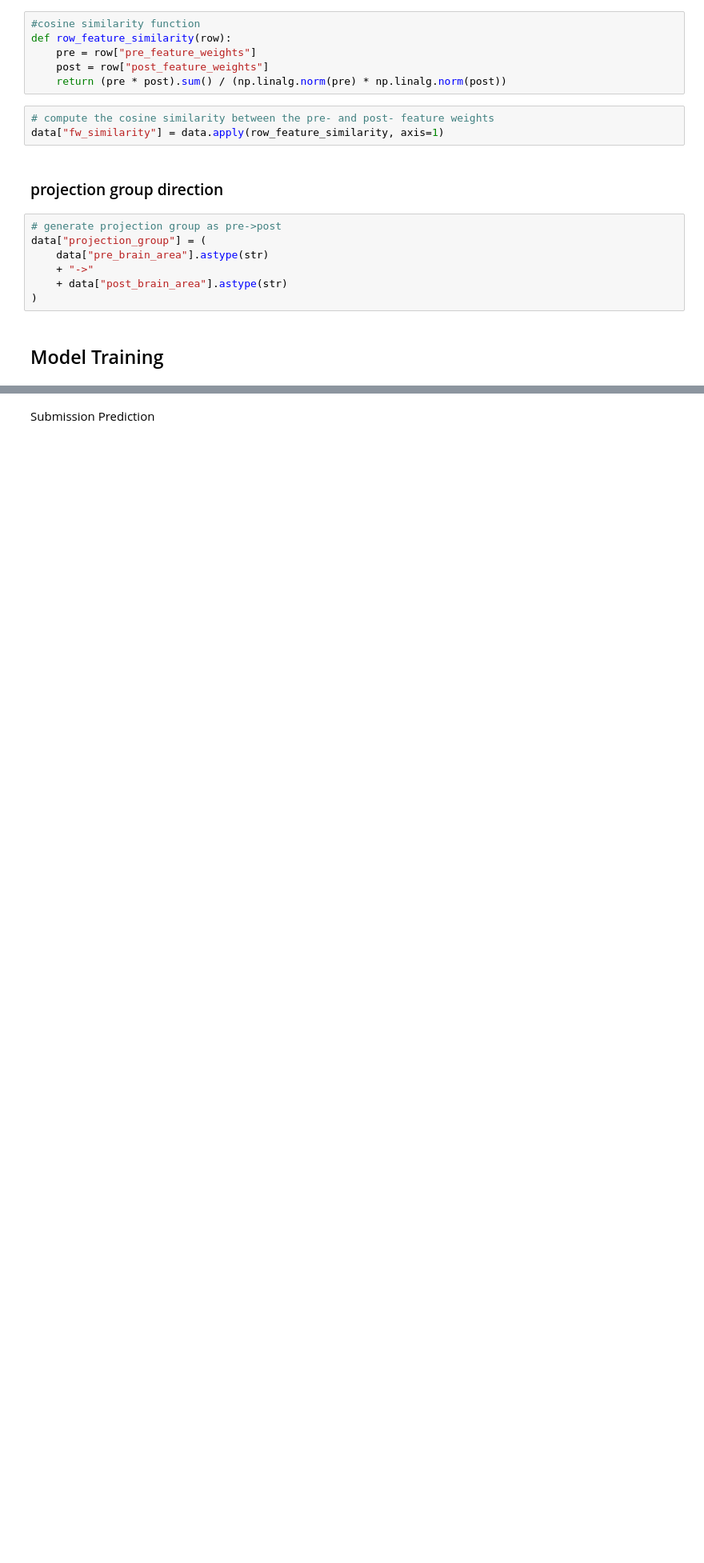
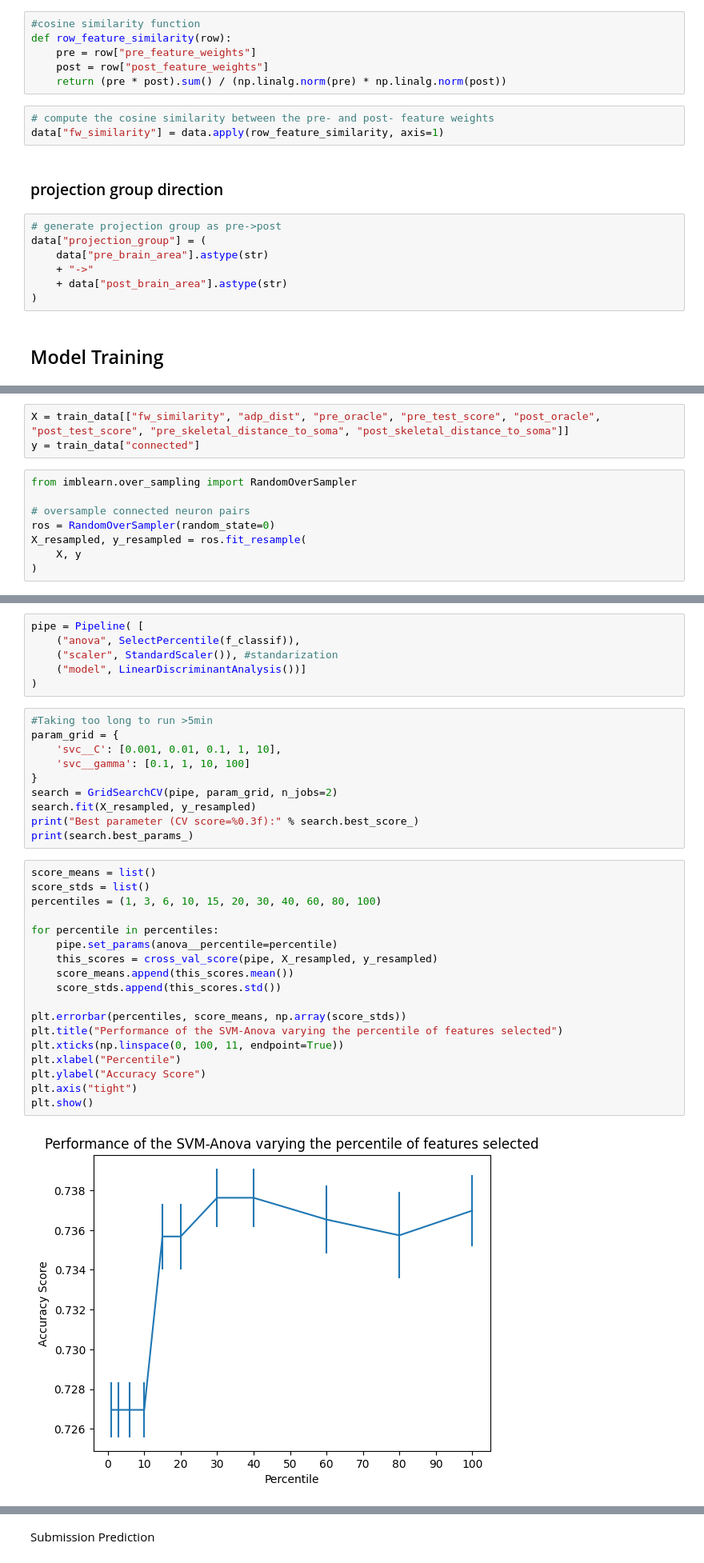
Before and after one commit to gwang034/elecfinal, a Jupyter notebook: Didi/Submission.ipynb, the cells around one changed output, grey strips where cells are left out. Shown: that part at 80% size. Saved outputs shown, nothing was run; the diff lists cells and outputs as text; blank space fills up the shorter version.

Commit message:
Updating Submission Pipeline

```diff
--- a/Didi/Submission.ipynb
+++ b/Didi/Submission.ipynb
@@ -118,0 +117,11 @@ print(
+# %%
+X = train_data[["fw_similarity", "adp_dist", "pre_oracle", "pre_test_score", "post_oracle", "post_test_score", "pre_skeletal_distance_to_soma", "post_skeletal_distance_to_soma"]]
+y = train_data["connected"]
+# %%
+from imblearn.over_sampling import RandomOverSampler
+
+# oversample connected neuron pairs
+ros = RandomOverSampler(random_state=0)
+X_resampled, y_resampled = ros.fit_resample(
+    X, y
+)
@@ -118,0 +137,36 @@ print(
+# %%
+pipe = Pipeline( [
+    ("anova", SelectPercentile(f_classif)),
+    ("scaler", StandardScaler()), #standarization
+    ("model", LinearDiscriminantAnalysis())]
+)
+# %%
+#Taking too long to run >5min
+param_grid = {
+    'svc__C': [0.001, 0.01, 0.1, 1, 10],
+    'svc__gamma': [0.1, 1, 10, 100]
+}
+search = GridSearchCV(pipe, param_grid, n_jobs=2)
+search.fit(X_resampled, y_resampled)
+print("Best parameter (CV score=%0.3f):" % search.best_score_)
+print(search.best_params_)
+# %%
+score_means = list()
+score_stds = list()
+percentiles = (1, 3, 6, 10, 15, 20, 30, 40, 60, 80, 100)
+
+for percentile in percentiles:
+    pipe.set_params(anova__percentile=percentile)
+    this_scores = cross_val_score(pipe, X_resampled, y_resampled)
+    score_means.append(this_scores.mean())
+    score_stds.append(this_scores.std())
+
+plt.errorbar(percentiles, score_means, np.array(score_stds))
+plt.title("Performance of the SVM-Anova varying the percentile of features selected")
+plt.xticks(np.linspace(0, 100, 11, endpoint=True))
+plt.xlabel("Percentile")
+plt.ylabel("Accuracy Score")
+plt.axis("tight")
+plt.show()
+# %% [output]
+[figure, added]
```
Also changed, not shown: parts of 12 cells of this notebook.
